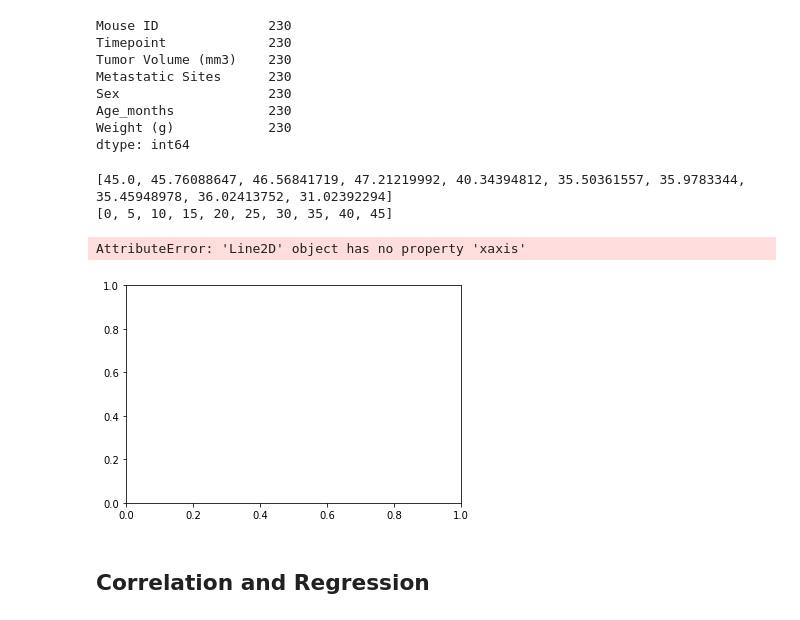
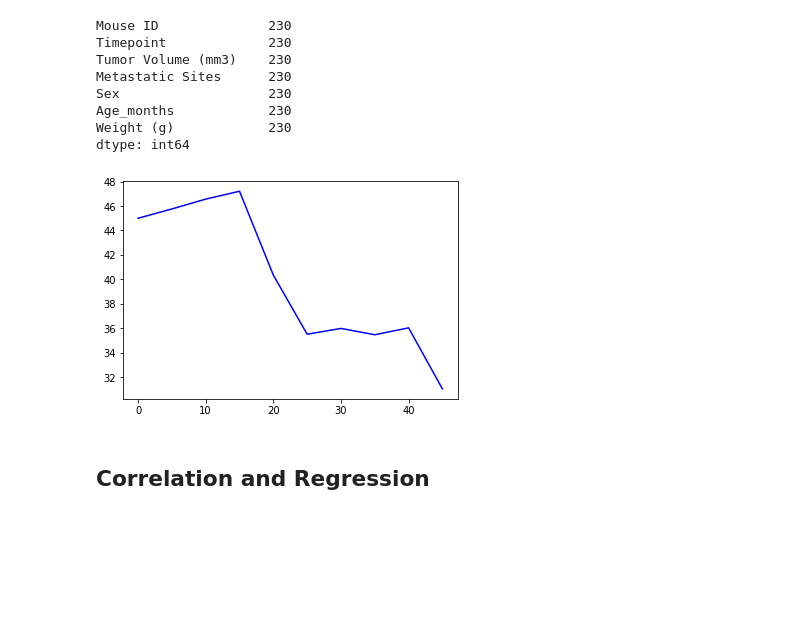
Before and after one commit to Witwer93/matplotlib-pymaceuticals, a Jupyter notebook: pymaceuticals.ipynb, the cells around one changed output. Drawn from its saved outputs; the diff is of its cells as text; code cells hidden in the pictures; blank space fills up the shorter version.

```diff
--- a/pymaceuticals.ipynb
+++ b/pymaceuticals.ipynb
@@ -275,16 +298,14 @@ dtype: int64
 # %%
 
 capo_tumor_vol = list(capo_mouse['Tumor Volume (mm3)'])
-print(capo_tumor_vol)
+
 capo_timepoint = [0, 5, 10, 15, 20, 25, 30, 35, 40, 45]
-print(capo_timepoint)
-capo_plot, = plt.plot(capo_timepoint, capo_tumor_vol, color="blue", xaxis='Timepoint (days)')
-plt.legend()
+
+capo_plot, = plt.plot(capo_timepoint, capo_tumor_vol, color="blue")
+plt.xlabel=('Timepoint (days)')
+plt.ylabel=('Tumor Volume (mm3)')
 # %% [output]
-[45.0, 45.76088647, 46.56841719, 47.21219992, 40.34394812, 35.50361557, 35.9783344, 35.45948978, 36.02413752, 31.02392294]
-[0, 5, 10, 15, 20, 25, 30, 35, 40, 45]
-AttributeError: 'Line2D' object has no property 'xaxis'
-[figure, old version]
+[figure, new version]
 # %%
 # Generate a scatter plot of average tumor volume vs. mouse weight for the Capomulin regimen
 # %% [markdown]
```
Also changed, not shown: parts of 4 cells of this notebook.
